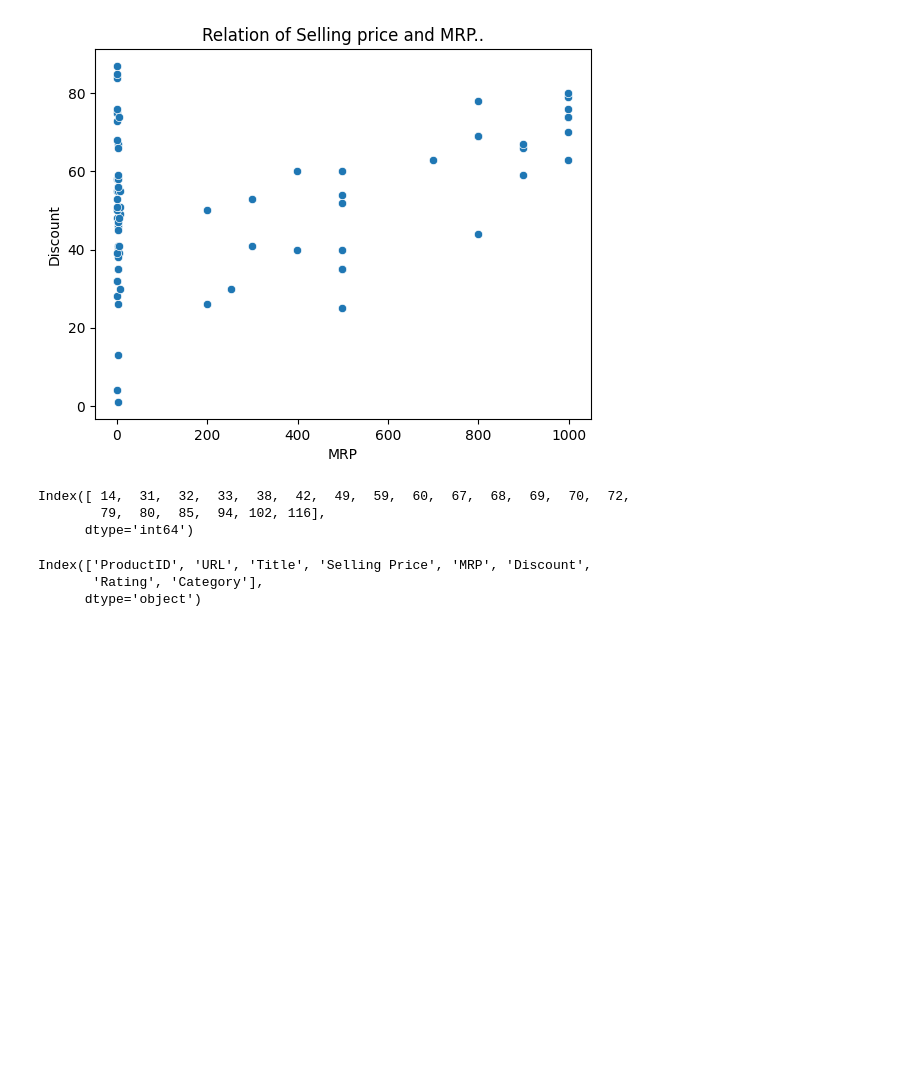
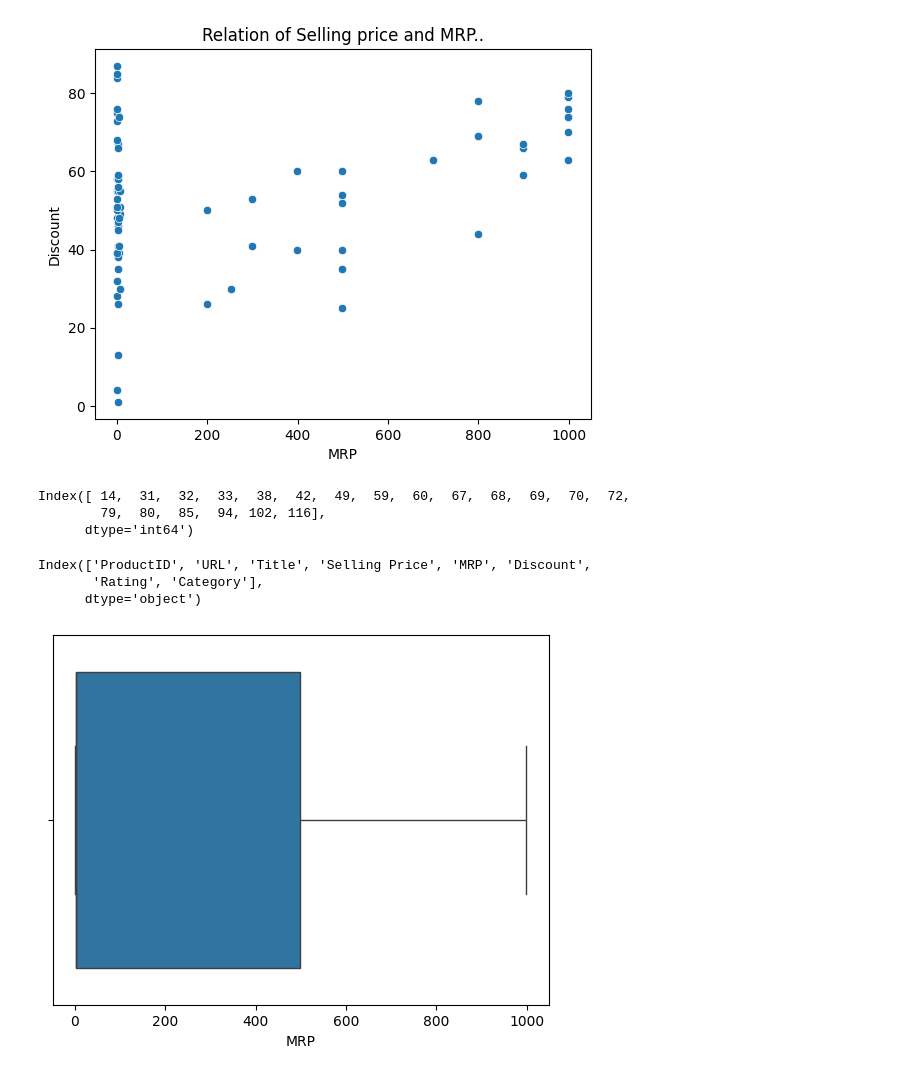
Before and after one commit to Roottoaccess/Semister2_ALL_important_concepts, a Jupyter notebook: AI and ML/amazon_real_new_data.ipynb, the cells around one changed output. Drawn from its saved outputs; the diff is of its cells as text; code cells hidden in the pictures; blank space fills up the shorter version.

```diff
--- a/AI and ML/amazon_real_new_data.ipynb
+++ b/AI and ML/amazon_real_new_data.ipynb
@@ -255,3 +255,8 @@ df.columns
 Index(['ProductID', 'URL', 'Title', 'Selling Price', 'MRP', 'Discount',
        'Rating', 'Category'],
       dtype='object')
+# %%
+sns.boxplot(x = 'MRP',data = df)
+plt.show()
+# %% [output]
+[figure, added]
```
Also changed, not shown: parts of 25 cells of this notebook, 8 other files.
